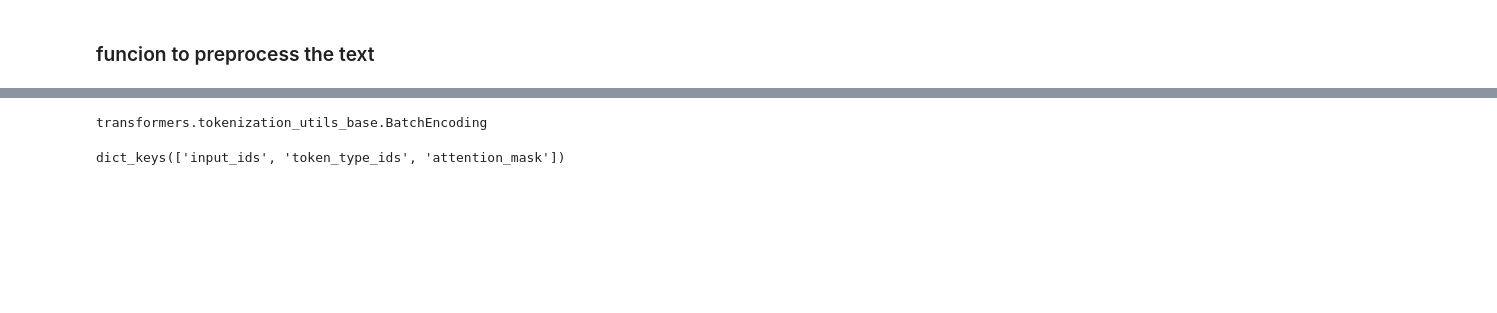
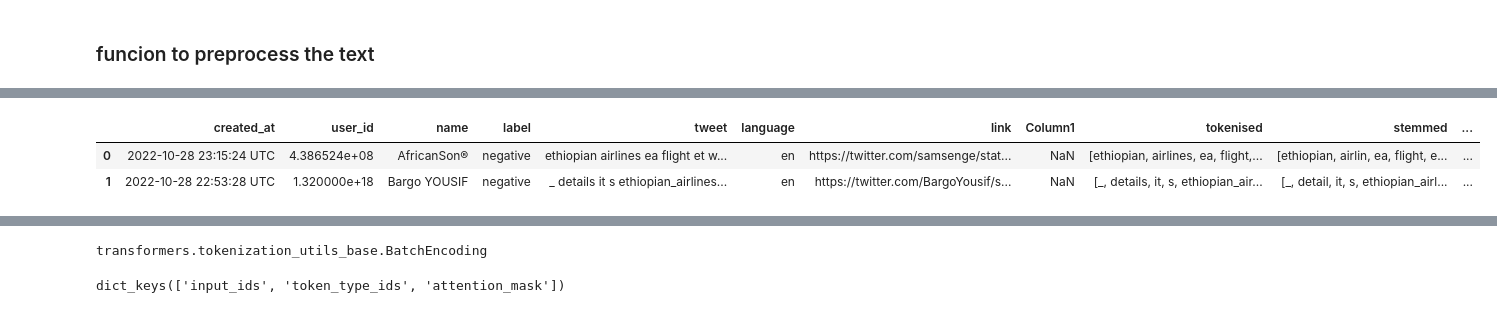
Before and after one commit to Kaleab1999/Ethiopia-airlines-tweeter-review-sentiment-analysis, a Jupyter notebook: bert_for_thesis.ipynb, the cells around one changed output, grey strips where cells are left out. Saved outputs shown, nothing was run; the diff lists cells and outputs as text; code cells hidden in the pictures; blank space fills up the shorter version.

```diff
--- a/bert_for_thesis.ipynb
+++ b/bert_for_thesis.ipynb
@@ -124,3 +147,14 @@ df['processed']= df['tweet'].apply(text_preprocessor)
+# %%
+def remove_stop_words(df, attribute):
+    stop = stopwords.words('english')
+    df['stemmed_without_stop'] = df[attribute].apply(lambda x: ' '.join([word for word in x if word not in (stop)]))
+    return df
+df = remove_stop_words(df, 'stemmed')
+df.head(2)
+# %% [output]
+|  | created_at | user_id | name | label | tweet | language | link | Column1 | tokenised | stemmed | ... |
+| 0 | 2022-10-28 23:15:24 UTC | 4.386524e+08 | AfricanSon® | negative | ethiopian airlines ea flight et w... | en | https://twitter.com/samsenge/stat... | NaN | [ethiopian, airlines, ea, flight,... | [ethiopian, airlin, ea, flight, e... | ... |
+| 1 | 2022-10-28 22:53:28 UTC | 1.320000e+18 | Bargo YOUSIF | negative | _ details it s ethiopian_airlines... | en | https://twitter.com/BargoYousif/s... | NaN | [_, details, it, s, ethiopian_air... | [_, detail, it, s, ethiopian_airl... | ... |
 # %%
 df.head()
 # %% [output]
```
Also changed, not shown: parts of 34 cells of this notebook.
